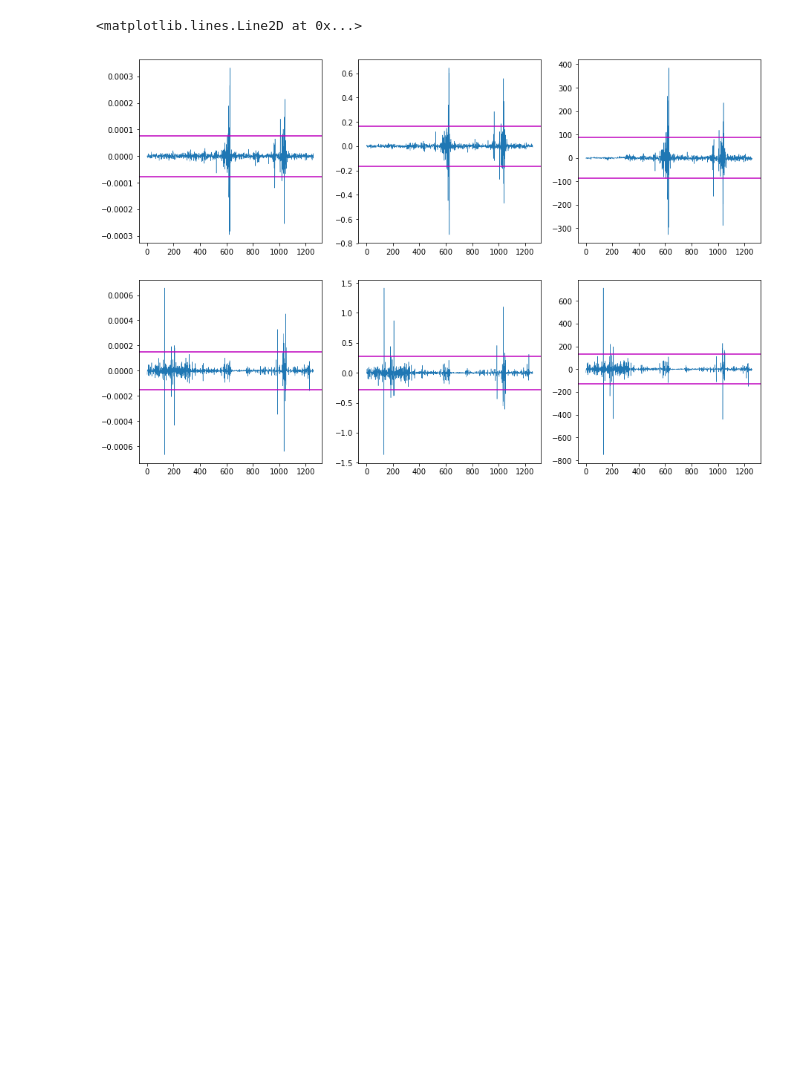
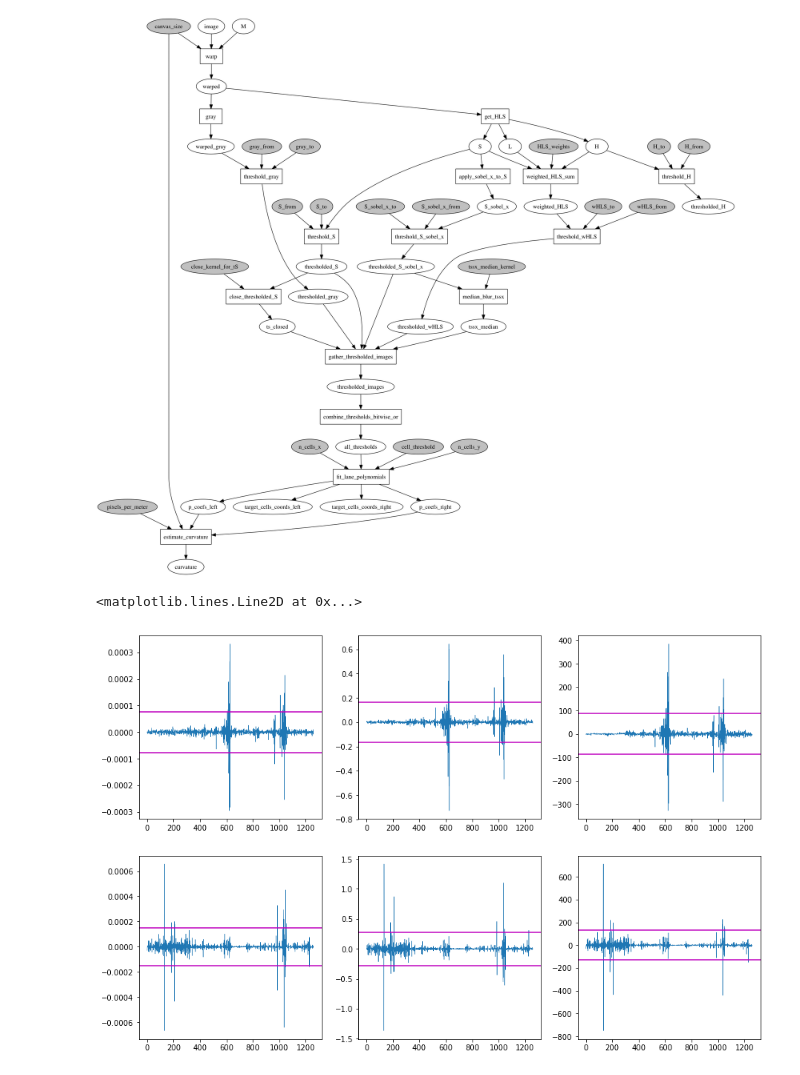
Before and after one commit to semeniuta/CarND-Advanced-Lane-Lines, a Jupyter notebook: 9_smoothing.ipynb, the cells around one changed output. Saved outputs shown, nothing was run; the diff lists cells and outputs as text; code cells hidden in the pictures; blank space fills up the shorter version.

```diff
--- a/9_smoothing.ipynb
+++ b/9_smoothing.ipynb
@@ -32,7 +33,9 @@ CANVAS_SZ = (500, 1500)
 M, Minv = prepare_perspective_transforms_custom(CANVAS_SZ)
 # %%
 runner = CompGraphRunner(cg, frozen_tokens=cg_params)
-#nxpd.draw(runner.token_manager.to_networkx())
+nxpd.draw(runner.token_manager.to_networkx())
+# %% [output]
+[figure, added]
 # %%
 video_rd = imageio.get_reader('project_video.mp4')
 # %%
```
Also changed, not shown: parts of 13 cells of this notebook, 3 other files.
